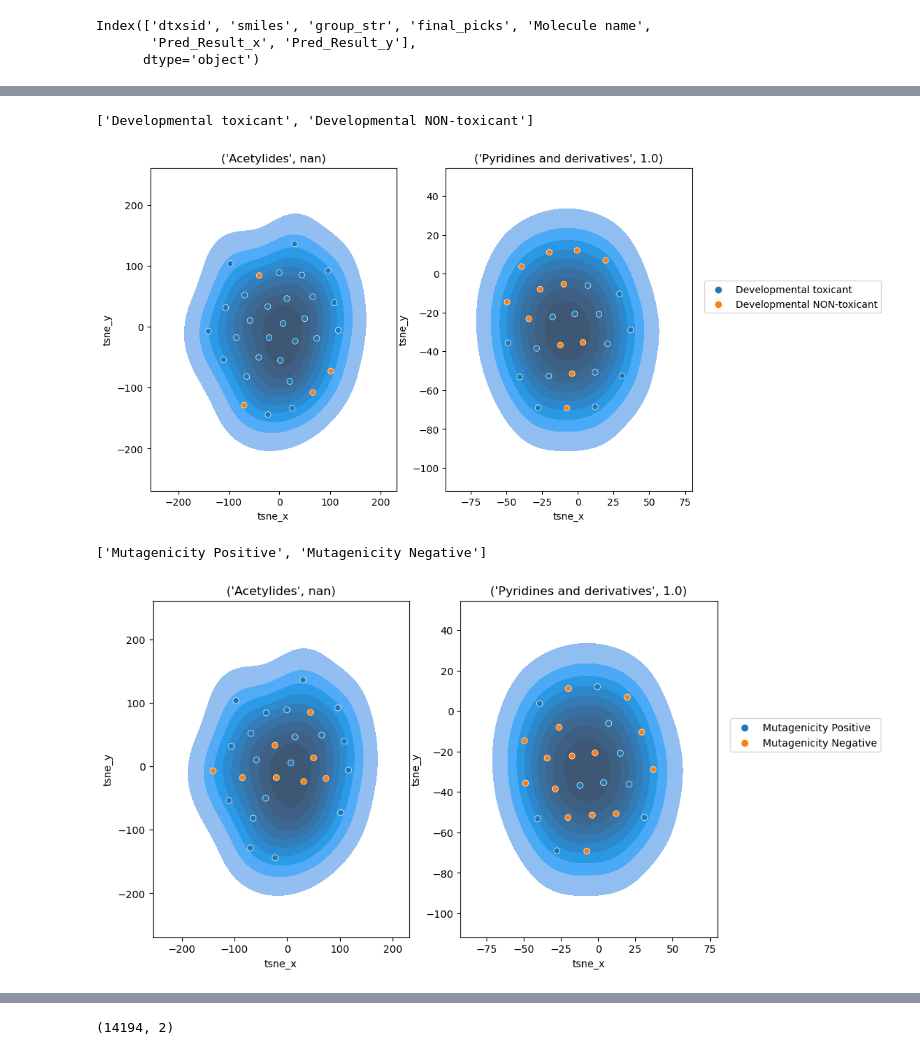
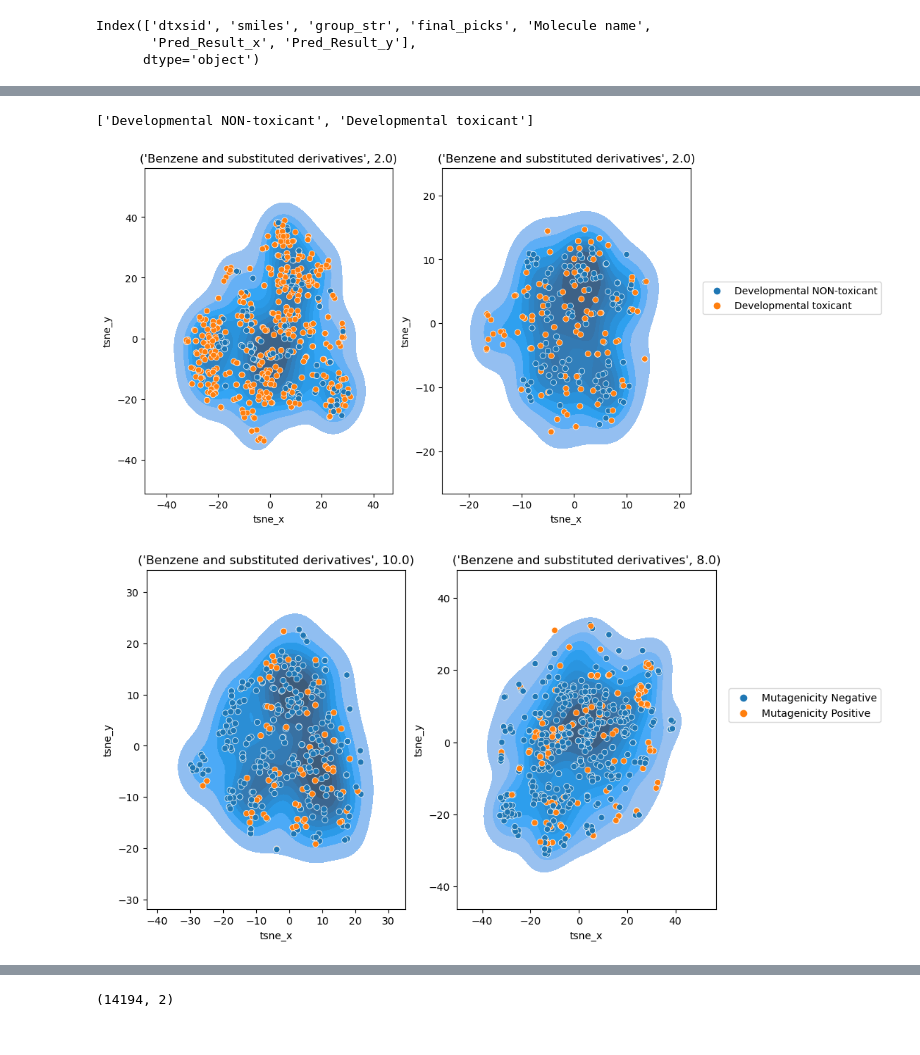
Before and after one commit to patlewig/tsca_categories, a Jupyter notebook: notebooks/15_TEST_predictions.ipynb, the cells around one changed output, grey strips where cells are left out. Cells and saved outputs as stored; diff of their text form; code cells hidden in the pictures.

```diff
--- a/notebooks/15_TEST_predictions.ipynb
+++ b/notebooks/15_TEST_predictions.ipynb
@@ -292,7 +287,7 @@ all_dev_df
 | 14336 | 616-55-7 | 616-55-7 | OC1=C(C=C(C=C1C(C)(C)C)C(C)(C)C)C | NaN | NaN | 0.78 | NaN | Developmental toxicant | ZZZRZBIPCKQDQR-UHFFFAOYSA-N | ... |
 13215 rows × 17 columns
 # %%
-tsca_set = pd.read_excel(interim_dir+'categorisatons_wscreening_constraints_final_picks_011222.xlsx', index_col = [0])
+tsca_set = pd.read_excel(interim_dir+'categorisatons_wscreening_constraints_final_picks_080823.xlsx', index_col = [0])
 # %%
 def mk_fp(df):
 
@@ -408,56 +397,55 @@ for i in range(len(tsne_lst))[:5]:
 fig, (ax1, ax2) = plt.subplots(1,2,figsize = (10,6))
 plt.subplots_adjust(hspace = 0.8)
 #colors = {1:'red', 0 : 'blue'}
-ax1.title.set_text("('Acetylides', nan)")
-ax2.title.set_text("('Pyridines and derivatives', 1.0)")
+ax1.title.set_text(tsne_lst[34]['label'])
+ax2.title.set_text(tsne_lst[34]['label'])
 #grouped = tsne_df.groupby('Source')
 #for key, group in grouped:
 #    group.plot(ax=ax, kind='scatter', x='tsne_x', y='tsne_y', alpha = alphas[0], label=key, color=colors[key])
 ax1 = sns.kdeplot(x="tsne_x", y="tsne_y", fill = True,
-                     data=tsne_lst[0]['tsne'], ax = ax1)
+                     data=tsne_lst[34]['tsne'], ax = ax1)
 ax1 = sns.scatterplot(x="tsne_x", y="tsne_y", hue = 'Pred_DevTox',
-                     data=tsne_lst[0]['tsne'], ax = ax1)
+                     data=tsne_lst[34]['tsne'], ax = ax1)
 
 ax2 = sns.kdeplot(x="tsne_x", y="tsne_y", fill = True,
-                     data=tsne_lst[168]['tsne'], ax = ax2)
+                     data=tsne_lst[35]['tsne'], ax = ax2)
 ax2 = sns.scatterplot(x="tsne_x", y="tsne_y", hue = 'Pred_DevTox',
-                     data=tsne_lst[168]['tsne'], ax = ax2)
+                     data=tsne_lst[35]['tsne'], ax = ax2)
 ax1.get_legend().remove()
 handles, labels = ax2.get_legend_handles_labels()
 print(labels)
 #labels = ['Testing Track C', 'Testing Track A', 'Testing Track B', 'Testing Track D']
 l = plt.legend(handles[0:5], labels[0:5], bbox_to_anchor=(1.05,0.65), loc=2, borderaxespad=0.)
-fig.savefig(figures_dir+'Figure6.png', dpi = 300, bbox_inches = 'tight')
+#fig.savefig(figures_dir+'Figure6.png', dpi = 300, bbox_inches = 'tight')
 # %% [output]
-['Developmental toxicant', 'Developmental NON-toxicant']
+['Developmental NON-toxicant', 'Developmental toxicant']
-[figure, old version]
+[figure, new version]
 # %%
 fig, (ax1, ax2) = plt.subplots(1,2,figsize = (10,6))
 plt.subplots_adjust(hspace = 0.8)
 #colors = {1:'red', 0 : 'blue'}
-ax1.title.set_text("('Acetylides', nan)")
-ax2.title.set_text("('Pyridines and derivatives', 1.0)")
+ax1.title.set_text(tsne_lst[33]['label'])
+ax2.title.set_text(tsne_lst[40]['label'])
 #grouped = tsne_df.groupby('Source')
 #for key, group in grouped:
 #    group.plot(ax=ax, kind='scatter', x='tsne_x', y='tsne_y', alpha = alphas[0], label=key, color=colors[key])
 ax1 = sns.kdeplot(x="tsne_x", y="tsne_y", fill = True,
-                     data=tsne_lst[0]['tsne'], ax = ax1)
+                     data=tsne_lst[33]['tsne'], ax = ax1)
 ax1 = sns.scatterplot(x="tsne_x", y="tsne_y", hue = 'Pred_Ames',
-                     data=tsne_lst[0]['tsne'], ax = ax1)
+                     data=tsne_lst[33]['tsne'], ax = ax1)
 
 ax2 = sns.kdeplot(x="tsne_x", y="tsne_y", fill = True,
-                     data=tsne_lst[168]['tsne'], ax = ax2)
+                     data=tsne_lst[40]['tsne'], ax = ax2)
 ax2 = sns.scatterplot(x="tsne_x", y="tsne_y", hue = 'Pred_Ames',
-                     data=tsne_lst[168]['tsne'], ax = ax2)
+                     data=tsne_lst[40]['tsne'], ax = ax2)
 ax1.get_legend().remove()
 handles, labels = ax2.get_legend_handles_labels()
-print(labels)
+#print(labels)
 #labels = ['Testing Track C', 'Testing Track A', 'Testing Track B', 'Testing Track D']
 l = plt.legend(handles[0:5], labels[0:5], bbox_to_anchor=(1.05,0.65), loc=2, borderaxespad=0.)
-fig.savefig(figures_dir+'Figure7.png', dpi = 300, bbox_inches = 'tight')
+#fig.savefig(figures_dir+'Figure7.png', dpi = 300, bbox_inches = 'tight')
 # %% [output]
-['Mutagenicity Positive', 'Mutagenicity Negative']
-[figure, old version]
+[figure, new version]
 # %%
 tsne_all = TSNE(learning_rate = 200, random_state = 42).fit_transform(mk_fp(tsca_set))
 # %% [output]
```
Also changed, not shown: parts of 22 cells of this notebook, 2 other files.
